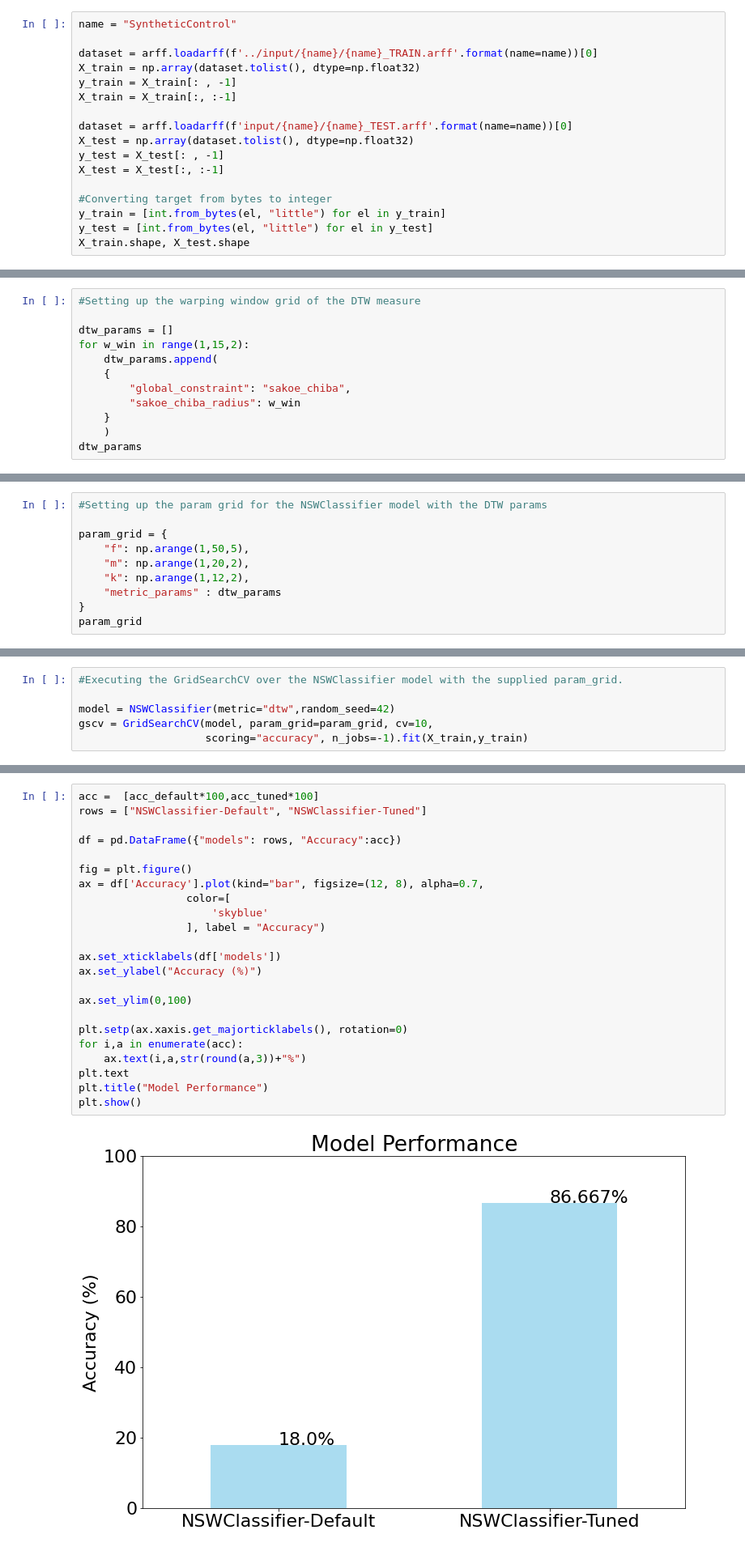
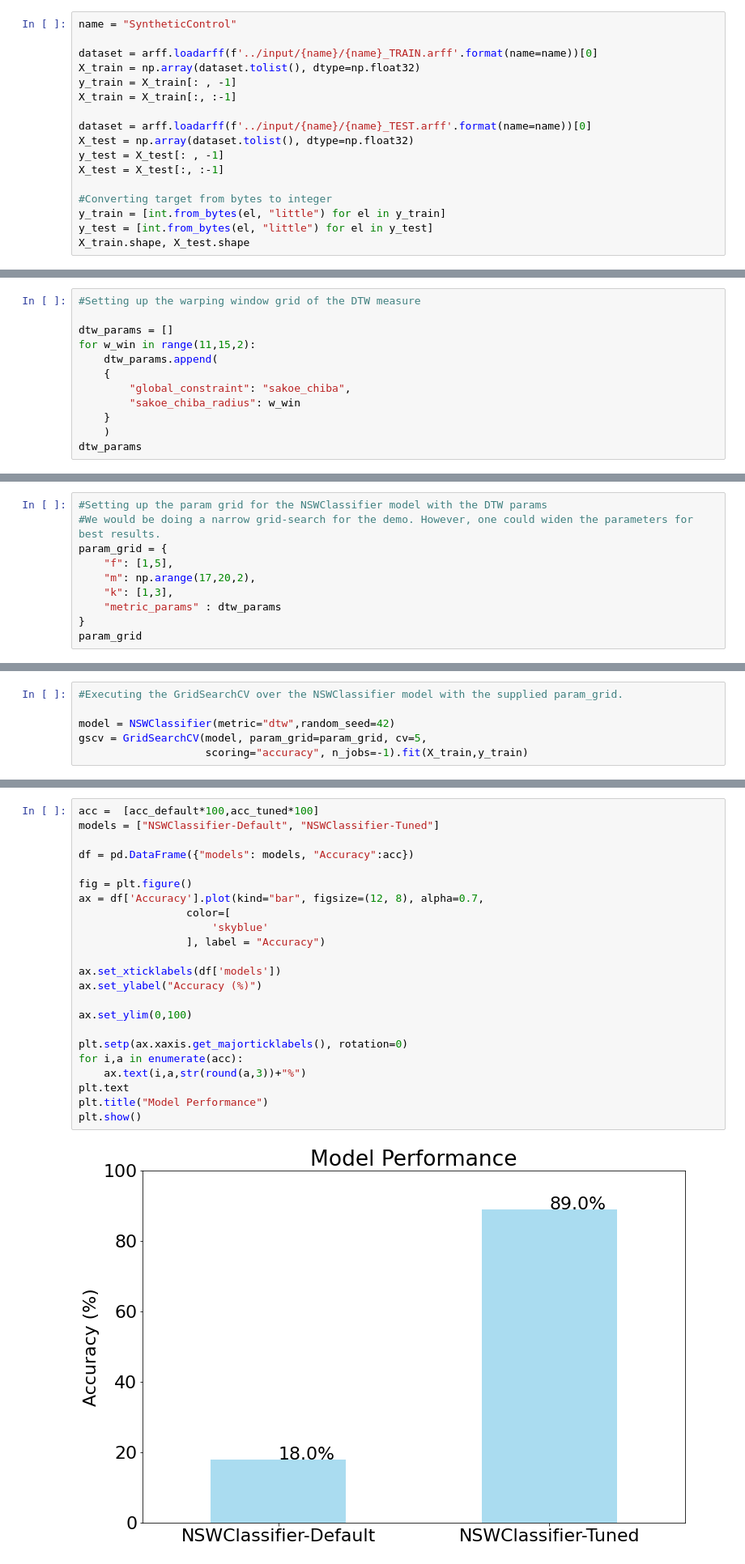
Before and after one commit to vivekmahato/mlots, a Jupyter notebook: notebooks/NSW_Demo.ipynb, the cells around one changed output, grey strips where cells are left out. Shown at 81% size. Saved outputs shown, nothing was run; the diff lists cells and outputs as text.

```diff
--- a/notebooks/NSW_Demo.ipynb
+++ b/notebooks/NSW_Demo.ipynb
@@ -33,7 +33,7 @@ X_train = np.array(dataset.tolist(), dtype=np.float32)
 y_train = X_train[: , -1]
 X_train = X_train[:, :-1]
 
-dataset = arff.loadarff(f'input/{name}/{name}_TEST.arff'.format(name=name))[0]
+dataset = arff.loadarff(f'../input/{name}/{name}_TEST.arff'.format(name=name))[0]
 X_test = np.array(dataset.tolist(), dtype=np.float32)
 y_test = X_test[: , -1]
 X_test = X_test[:, :-1]
@@ -81,7 +81,7 @@ The model tuning would be done **only** over the ``train`` set of the dataset.
 #Setting up the warping window grid of the DTW measure
 
 dtw_params = []
-for w_win in range(1,15,2):
+for w_win in range(11,15,2):
     dtw_params.append(
     {
         "global_constraint": "sakoe_chiba",
@@ -99,11 +94,11 @@ dtw_params
  {'global_constraint': 'sakoe_chiba', 'sakoe_chiba_radius': 13}]
 # %%
 #Setting up the param grid for the NSWClassifier model with the DTW params
-
+#We would be doing a narrow grid-search for the demo. However, one could widen the parameters for best results.
 param_grid = {
-    "f": np.arange(1,50,5),
-    "m": np.arange(1,20,2),
-    "k": np.arange(1,12,2),
+    "f": [1,5],
+    "m": np.arange(17,20,2),
+    "k": [1,3],
     "metric_params" : dtw_params
 }
 param_grid
@@ -123,5 +113,5 @@ param_grid
 #Executing the GridSearchCV over the NSWClassifier model with the supplied param_grid.
 
 model = NSWClassifier(metric="dtw",random_seed=42)
-gscv = GridSearchCV(model, param_grid=param_grid, cv=10,
+gscv = GridSearchCV(model, param_grid=param_grid, cv=5,
                     scoring="accuracy", n_jobs=-1).fit(X_train,y_train)
@@ -157,26 +153,26 @@ The ``matplotlib.pyplot``is employed for this task.
 ***
 # %%
 acc =  [acc_default*100,acc_tuned*100]
-rows = ["NSWClassifier-Default", "NSWClassifier-Tuned"]
+models = ["NSWClassifier-Default", "NSWClassifier-Tuned"]
 
-df = pd.DataFrame({"models": rows, "Accuracy":acc})
+df = pd.DataFrame({"models": models, "Accuracy":acc})
 
 fig = plt.figure()
 ax = df['Accuracy'].plot(kind="bar", figsize=(12, 8), alpha=0.7,
                  color=[
                      'skyblue'
                  ], label = "Accuracy")
 
 ax.set_xticklabels(df['models'])
 ax.set_ylabel("Accuracy (%)")
 
 ax.set_ylim(0,100)
 
 plt.setp(ax.xaxis.get_majorticklabels(), rotation=0)
 for i,a in enumerate(acc):
     ax.text(i,a,str(round(a,3))+"%")
 plt.text
 plt.title("Model Performance")
 plt.show()
 # %% [output]
-[figure, old version]
+[figure, new version]
```
Also changed, not shown: parts of 7 cells of this notebook, 9 other files.
